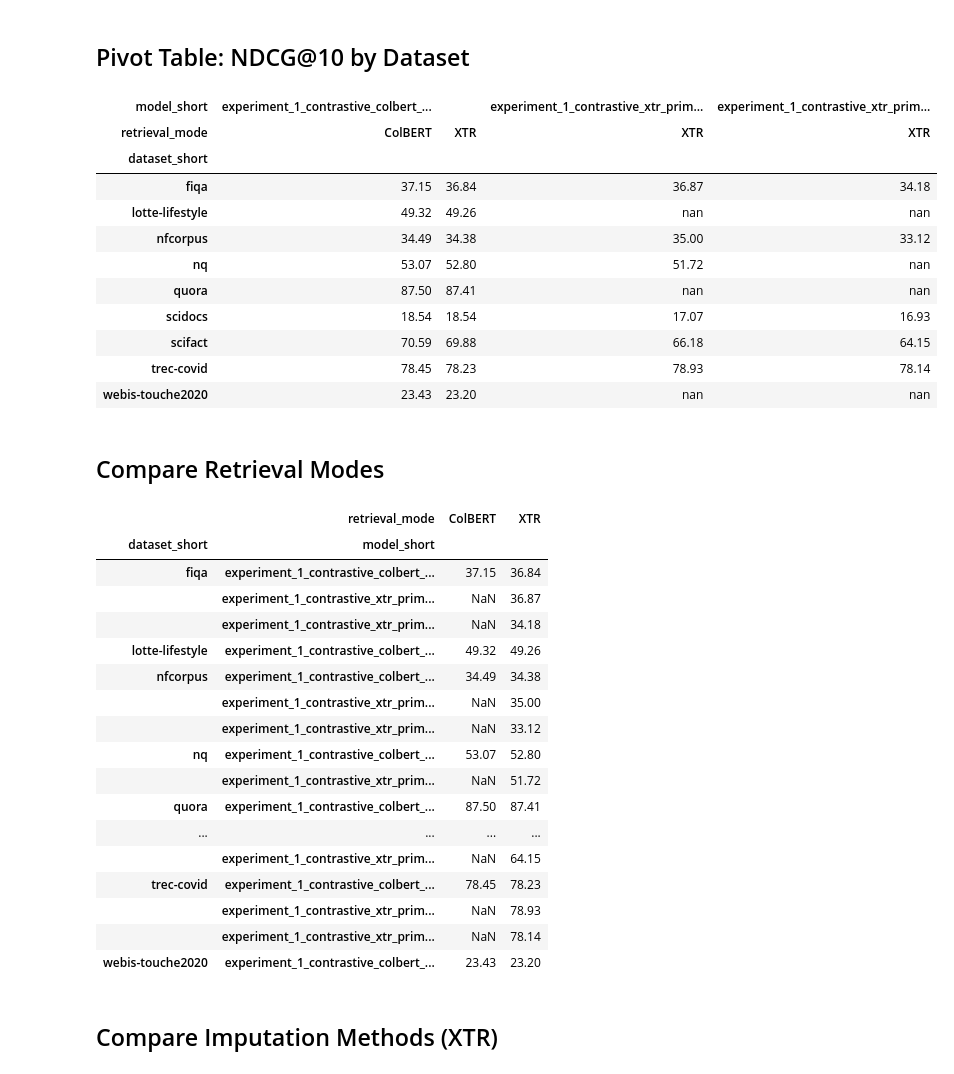
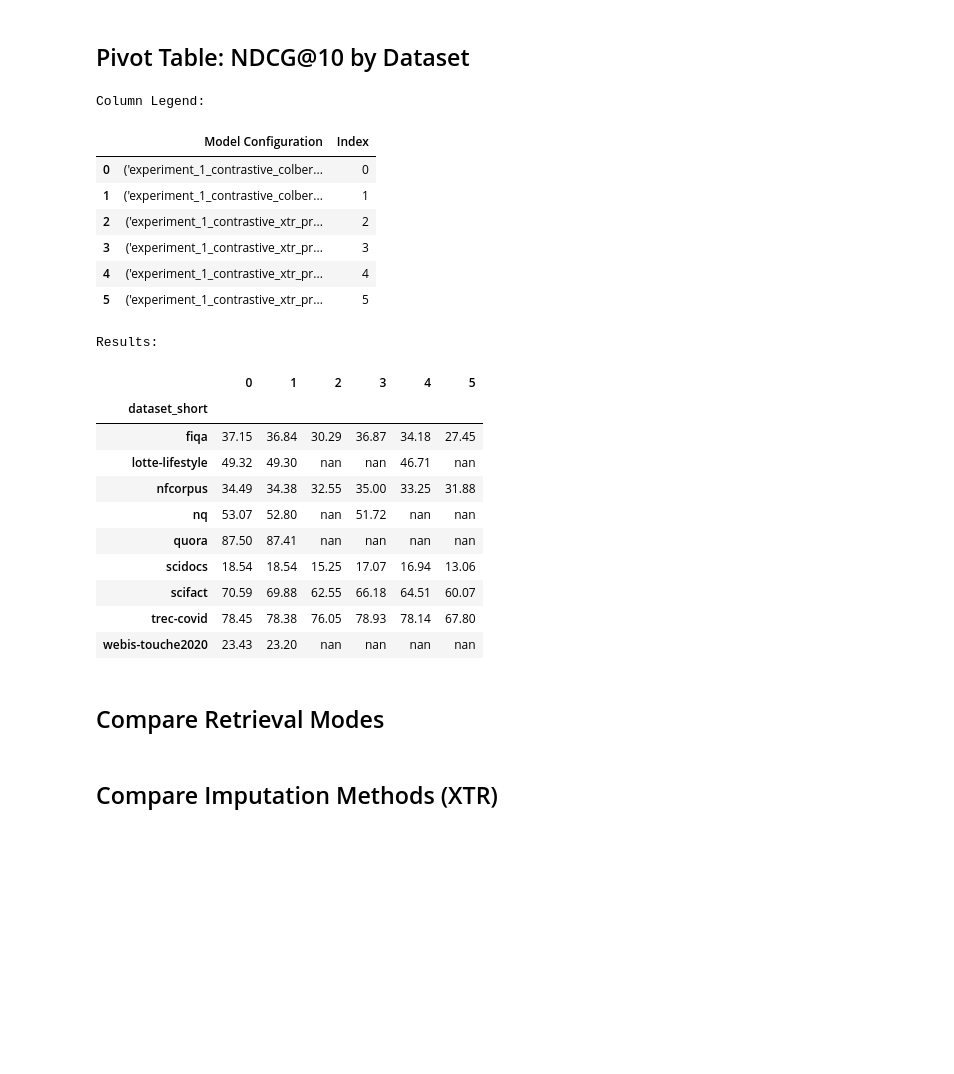
Before and after one commit to robro612/pylate, a Jupyter notebook: results_viewer.ipynb, the cells around one changed output. Saved outputs shown, nothing was run; the diff lists cells and outputs as text; code cells hidden in the pictures; blank space fills up the shorter version.

```diff
--- a/results_viewer.ipynb
+++ b/results_viewer.ipynb
@@ -109,7 +109,12 @@ df['dataset_short'] = df['dataset'].apply(parse_dataset_name)
 DEFAULT_MODELS = [
     'experiment_1_contrastive_colbert_bs196_50k',
     'experiment_1_contrastive_xtr_primeqa_kprime_128_bs196_50k',
+    'experiment_1_contrastive_xtr_primeqa_kprime_64_bs196_50k_bugfix',
     'experiment_1_contrastive_xtr_primeqa_kprime_128_bs196_50k_bugfix',
+    'experiment_1_contrastive_xtr_primeqa_kprime_256_bs196_50k_bugfix',
+    'experiment_1_contrastive_xtr_primeqa_kprime_512_bs196_50k_bugfix',
+    'experiment_1_contrastive_xtr_primeqa_kprime_128_bs196_10k_lr2e-4_bugfix',
+    'experiment_1_contrastive_xtr_primeqa_kprime_128_bs196_50k_lr2e-4_bugfix'
 ]
 
 def filter_df(
@@ -196,30 +219,50 @@ results_display.sort_values(['dataset_short', 'model_short', 'retrieval_mode'])
 # %%
 # Pivot table: NDCG@10 by dataset and model
 fdf = filter_df(imputation_methods=['min'])
 
 pivot = fdf.pivot_table(
     index='dataset_short',
     columns=['model_short', 'retrieval_mode'],
     values='ndcg@10',
     aggfunc='max'
 ) * 100
 
-pivot.round(2).style.background_gradient(cmap='YlGn', axis="columns").format("{:.2f}").set_table_styles([
+# Create a mapping of column names to indices
+col_mapping = {col: i for i, col in enumerate(pivot.columns)}
+legend_df = pd.DataFrame(list(col_mapping.items()), columns=['Model Configuration', 'Index'])
+
+# Rename columns to indices
+pivot_indexed = pivot.copy()
+pivot_indexed.columns = [col_mapping[col] for col in pivot.columns]
+
+print("Column Legend:")
+display(legend_df.style.set_properties(subset=['Model Configuration'], **{'width': '500px', 'text-align': 'left'}))
+print("\nResults:")
+
+pivot_indexed.round(2).style.background_gradient(cmap='YlGn', axis="columns").format("{:.2f}").set_table_styles([
     {'selector': 'th', 'props': [('text-align', 'right')]}
 ])
 # %% [output]
+Column Legend:
-| model_short | experiment_1_contrastive_colbert_... |  | experiment_1_contrastive_xtr_prim... | experiment_1_contrastive_xtr_prim... |
-| retrieval_mode | ColBERT | XTR | XTR | XTR |
-| dataset_short |  |  |  |  |
-| fiqa | 37.15 | 36.84 | 36.87 | 34.18 |
-| lotte-lifestyle | 49.32 | 49.26 | nan | nan |
-| nfcorpus | 34.49 | 34.38 | 35.00 | 33.12 |
-| nq | 53.07 | 52.80 | 51.72 | nan |
-| quora | 87.50 | 87.41 | nan | nan |
-| scidocs | 18.54 | 18.54 | 17.07 | 16.93 |
-| scifact | 70.59 | 69.88 | 66.18 | 64.15 |
-| trec-covid | 78.45 | 78.23 | 78.93 | 78.14 |
-| webis-touche2020 | 23.43 | 23.20 | nan | nan |
+|  | Model Configuration | Index |
+| 0 | ('experiment_1_contrastive_colber... | 0 |
+| 1 | ('experiment_1_contrastive_colber... | 1 |
+| 2 | ('experiment_1_contrastive_xtr_pr... | 2 |
+| 3 | ('experiment_1_contrastive_xtr_pr... | 3 |
+| 4 | ('experiment_1_contrastive_xtr_pr... | 4 |
+| 5 | ('experiment_1_contrastive_xtr_pr... | 5 |
+Results:
+|  | 0 | 1 | 2 | 3 | 4 | 5 |
+| dataset_short |  |  |  |  |  |  |
+| fiqa | 37.15 | 36.84 | 30.29 | 36.87 | 34.18 | 27.45 |
+| lotte-lifestyle | 49.32 | 49.30 | nan | nan | 46.71 | nan |
+| nfcorpus | 34.49 | 34.38 | 32.55 | 35.00 | 33.25 | 31.88 |
+| nq | 53.07 | 52.80 | nan | 51.72 | nan | nan |
+| quora | 87.50 | 87.41 | nan | nan | nan | nan |
+| scidocs | 18.54 | 18.54 | 15.25 | 17.07 | 16.94 | 13.06 |
+| scifact | 70.59 | 69.88 | 62.55 | 66.18 | 64.51 | 60.07 |
+| trec-covid | 78.45 | 78.38 | 76.05 | 78.93 | 78.14 | 67.80 |
+| webis-touche2020 | 23.43 | 23.20 | nan | nan | nan | nan |
 # %% [markdown]
 ## Compare Retrieval Modes
 # %%
@@ -234,25 +277,6 @@ mode_comparison = fdf.pivot_table(
 ) * 100
 
 mode_comparison.round(2)
-# %% [output]
-|  | retrieval_mode | ColBERT | XTR |
-| dataset_short | model_short |  |  |
-| fiqa | experiment_1_contrastive_colbert_... | 37.15 | 36.84 |
-|  | experiment_1_contrastive_xtr_prim... | NaN | 36.87 |
-|  | experiment_1_contrastive_xtr_prim... | NaN | 34.18 |
-| lotte-lifestyle | experiment_1_contrastive_colbert_... | 49.32 | 49.26 |
-| nfcorpus | experiment_1_contrastive_colbert_... | 34.49 | 34.38 |
-|  | experiment_1_contrastive_xtr_prim... | NaN | 35.00 |
-|  | experiment_1_contrastive_xtr_prim... | NaN | 33.12 |
-| nq | experiment_1_contrastive_colbert_... | 53.07 | 52.80 |
-|  | experiment_1_contrastive_xtr_prim... | NaN | 51.72 |
-| quora | experiment_1_contrastive_colbert_... | 87.50 | 87.41 |
-| ... | ... | ... | ... |
-|  | experiment_1_contrastive_xtr_prim... | NaN | 64.15 |
-| trec-covid | experiment_1_contrastive_colbert_... | 78.45 | 78.23 |
-|  | experiment_1_contrastive_xtr_prim... | NaN | 78.93 |
-|  | experiment_1_contrastive_xtr_prim... | NaN | 78.14 |
-| webis-touche2020 | experiment_1_contrastive_colbert_... | 23.43 | 23.20 |
 # %% [markdown]
 ## Compare Imputation Methods (XTR)
 # %%
```
Also changed, not shown: parts of 14 cells of this notebook, 29 other files.
